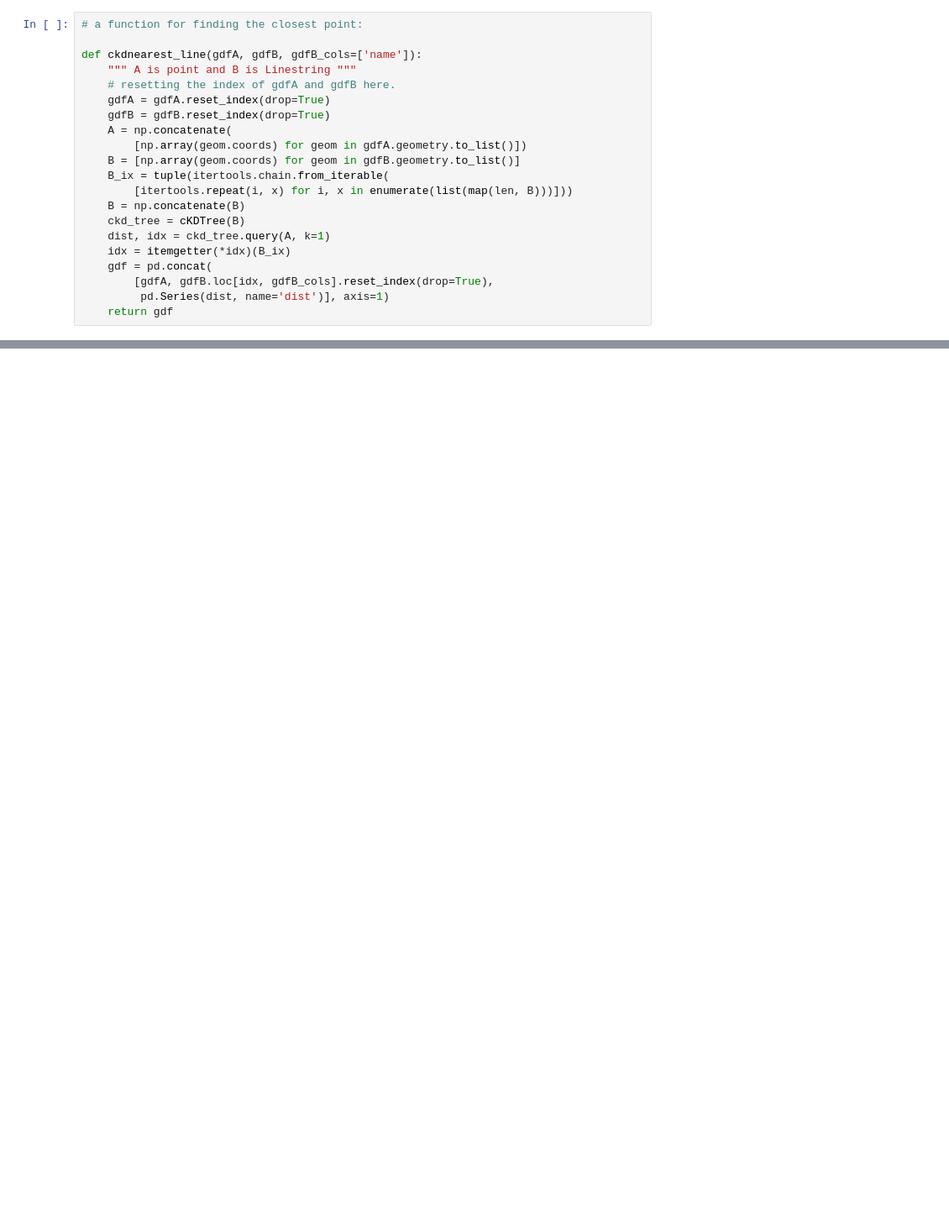
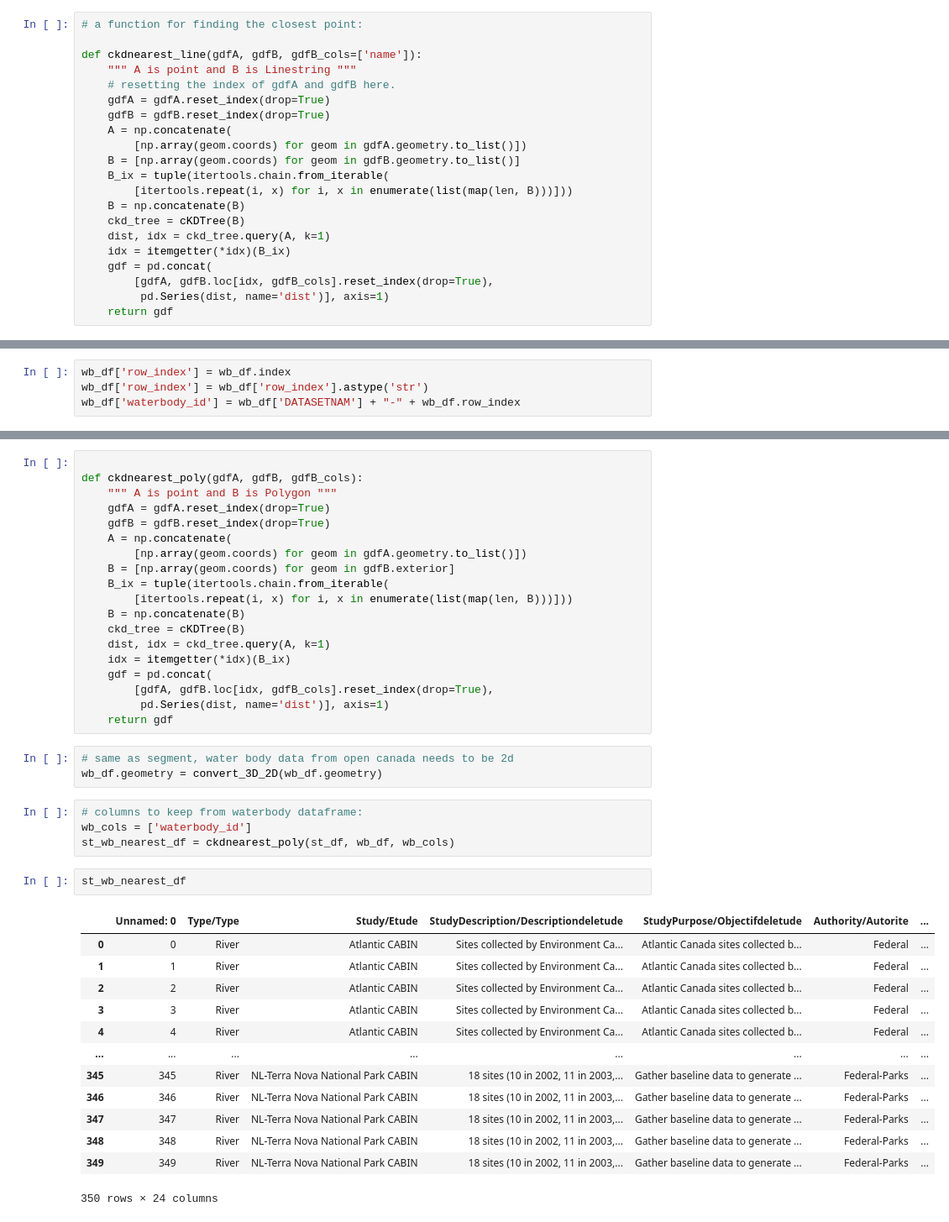
Before and after one commit to khataei/NHN, a Jupyter notebook: Cabin-study-waterbody-segments-connection.ipynb, the cells around one changed output, grey strips where cells are left out. Shown at 84% size. Cells and saved outputs as stored; diff of their text form; blank space fills up the shorter version.

```diff
--- a/Cabin-study-waterbody-segments-connection.ipynb
+++ b/Cabin-study-waterbody-segments-connection.ipynb
@@ -152,0 +171,4 @@ st_fl_nearest_df.iloc[0:2,:]
+# %%
+wb_df['row_index'] = wb_df.index
+wb_df['row_index'] = wb_df['row_index'].astype('str')
+wb_df['waterbody_id'] = wb_df['DATASETNAM'] + "-" + wb_df.row_index
@@ -152,0 +185,42 @@ st_fl_nearest_df.iloc[0:2,:]
+# %%
+
+def ckdnearest_poly(gdfA, gdfB, gdfB_cols):
+    """ A is point and B is Polygon """
+    gdfA = gdfA.reset_index(drop=True)
+    gdfB = gdfB.reset_index(drop=True)
+    A = np.concatenate(
+        [np.array(geom.coords) for geom in gdfA.geometry.to_list()])
+    B = [np.array(geom.coords) for geom in gdfB.exterior]
+    B_ix = tuple(itertools.chain.from_iterable(
+        [itertools.repeat(i, x) for i, x in enumerate(list(map(len, B)))]))
+    B = np.concatenate(B)
+    ckd_tree = cKDTree(B)
+    dist, idx = ckd_tree.query(A, k=1)
+    idx = itemgetter(*idx)(B_ix)
+    gdf = pd.concat(
+        [gdfA, gdfB.loc[idx, gdfB_cols].reset_index(drop=True),
+         pd.Series(dist, name='dist')], axis=1)
+    return gdf
+# %%
+# same as segment, water body data from open canada needs to be 2d
+wb_df.geometry = convert_3D_2D(wb_df.geometry)
+# %%
+# columns to keep from waterbody dataframe:
+wb_cols = ['waterbody_id']
+st_wb_nearest_df = ckdnearest_poly(st_df, wb_df, wb_cols)
+# %%
+st_wb_nearest_df
+# %% [output]
+|  | Unnamed: 0 | Type/Type | Study/Etude | StudyDescription/Descriptiondeletude | StudyPurpose/Objectifdeletude | Authority/Autorite | ... |
+| 0 | 0 | River | Atlantic CABIN | Sites collected by Environment Ca... | Atlantic Canada sites collected b... | Federal | ... |
+| 1 | 1 | River | Atlantic CABIN | Sites collected by Environment Ca... | Atlantic Canada sites collected b... | Federal | ... |
+| 2 | 2 | River | Atlantic CABIN | Sites collected by Environment Ca... | Atlantic Canada sites collected b... | Federal | ... |
+| 3 | 3 | River | Atlantic CABIN | Sites collected by Environment Ca... | Atlantic Canada sites collected b... | Federal | ... |
+| 4 | 4 | River | Atlantic CABIN | Sites collected by Environment Ca... | Atlantic Canada sites collected b... | Federal | ... |
+| ... | ... | ... | ... | ... | ... | ... | ... |
+| 345 | 345 | River | NL-Terra Nova National Park CABIN | 18 sites (10 in 2002, 11 in 2003,... | Gather baseline data to generate ... | Federal-Parks | ... |
+| 346 | 346 | River | NL-Terra Nova National Park CABIN | 18 sites (10 in 2002, 11 in 2003,... | Gather baseline data to generate ... | Federal-Parks | ... |
+| 347 | 347 | River | NL-Terra Nova National Park CABIN | 18 sites (10 in 2002, 11 in 2003,... | Gather baseline data to generate ... | Federal-Parks | ... |
+| 348 | 348 | River | NL-Terra Nova National Park CABIN | 18 sites (10 in 2002, 11 in 2003,... | Gather baseline data to generate ... | Federal-Parks | ... |
+| 349 | 349 | River | NL-Terra Nova National Park CABIN | 18 sites (10 in 2002, 11 in 2003,... | Gather baseline data to generate ... | Federal-Parks | ... |
+350 rows × 24 columns
```
Also changed, not shown: parts of 26 cells of this notebook.
